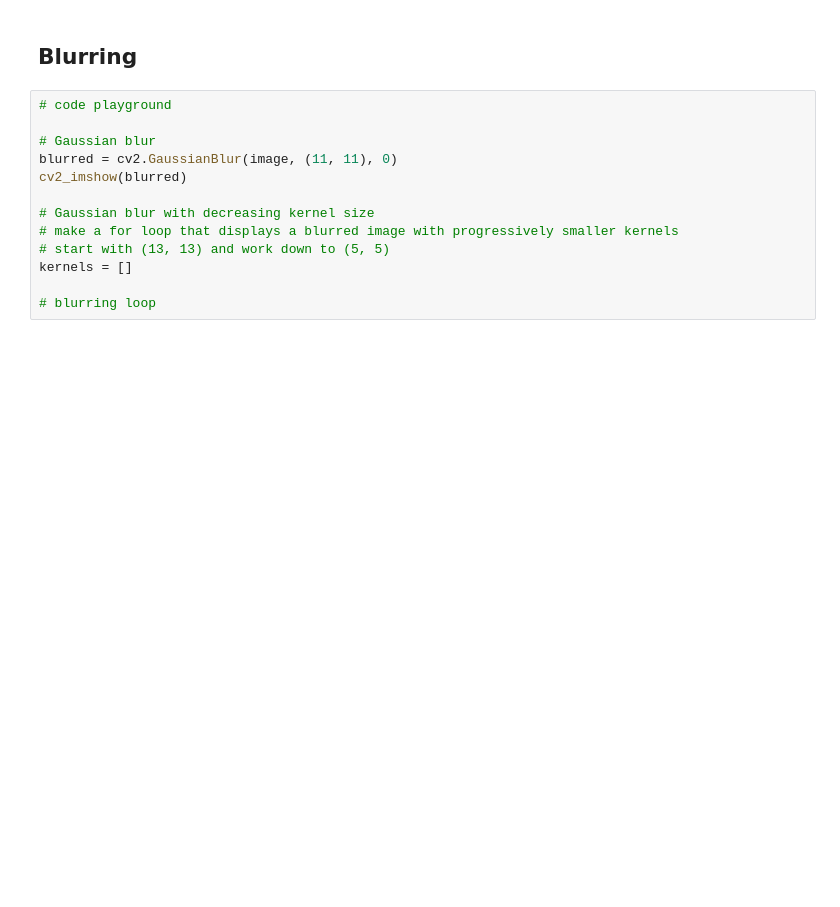
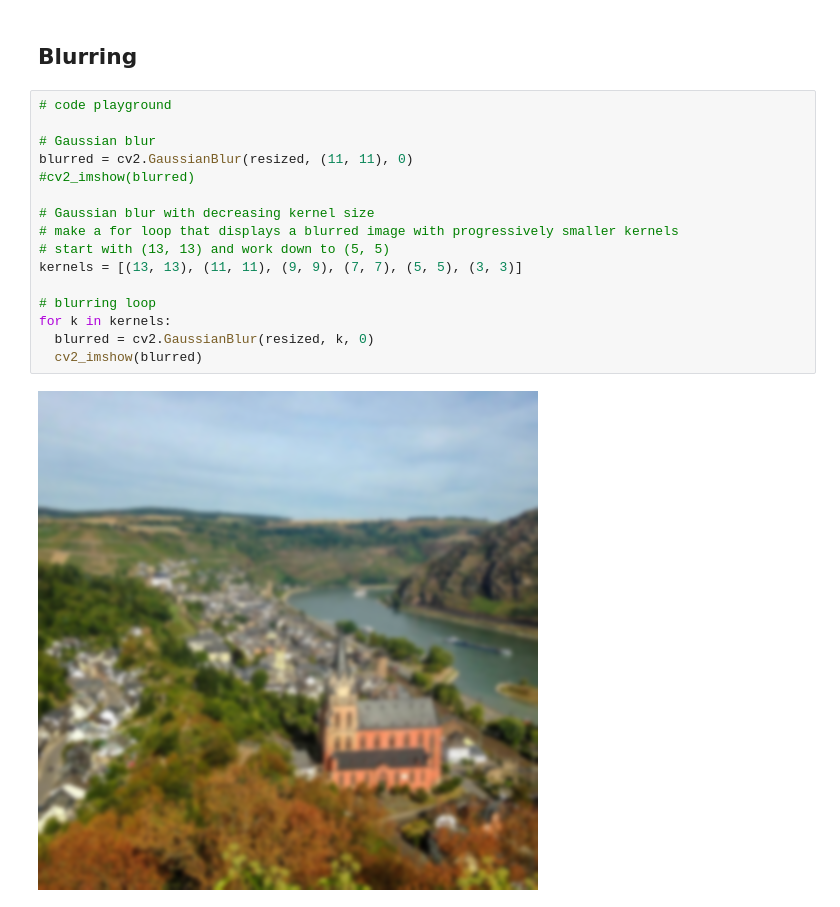
Before and after one commit to drhoffma/HarperIDEAShopCVCC, a Jupyter notebook: lessons/03_Computer_Vision_Basics_2.ipynb, the cells around one changed output. Drawn from its saved outputs; the diff is of its cells as text; blank space fills up the shorter version.

```diff
--- a/lessons/03_Computer_Vision_Basics_2.ipynb
+++ b/lessons/03_Computer_Vision_Basics_2.ipynb
@@ -81,13 +122,18 @@ cv2_imshow(blank)
 # %%
 # code playground
 
 # Gaussian blur
-blurred = cv2.GaussianBlur(image, (11, 11), 0)
-cv2_imshow(blurred)
+blurred = cv2.GaussianBlur(resized, (11, 11), 0)
+#cv2_imshow(blurred)
 
 # Gaussian blur with decreasing kernel size
 # make a for loop that displays a blurred image with progressively smaller kernels
 # start with (13, 13) and work down to (5, 5)
-kernels = []
+kernels = [(13, 13), (11, 11), (9, 9), (7, 7), (5, 5), (3, 3)]
 
 # blurring loop
+for k in kernels:
+  blurred = cv2.GaussianBlur(resized, k, 0)
+  cv2_imshow(blurred)
+# %% [output]
+[figure, added]
```
Also changed, not shown: parts of 6 cells of this notebook.
